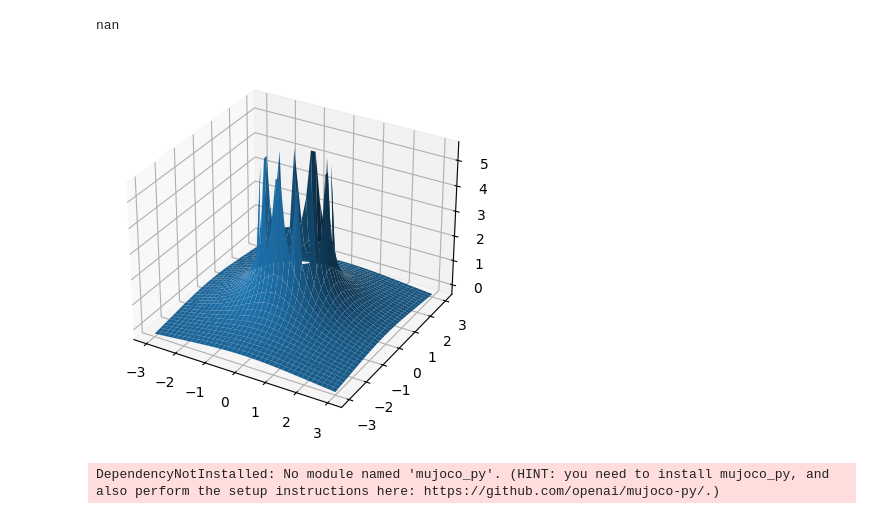
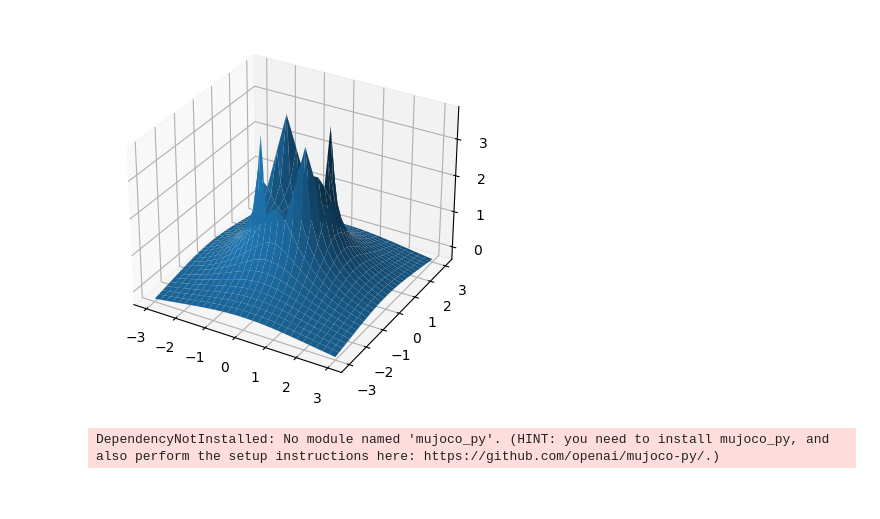
Before and after one commit to E314ling/SOC, a Jupyter notebook: OpenAI.ipynb, the cells around one changed output. Saved outputs shown, nothing was run; the diff lists cells and outputs as text; code cells hidden in the pictures.

```diff
--- a/OpenAI.ipynb
+++ b/OpenAI.ipynb
@@ -7,31 +7,31 @@ from keras import layers, optimizers, losses
 import matplotlib.pyplot as plt
 import time
 # %%
-x = np.linspace(-3,3, 40)
-y = np.linspace(-3,3, 40)
-def log_3(x,y):
-    r = np.linalg.norm(np.array([x,y]))
-    return -np.log( (np.log(r) / np.log(3)) + 10e-4)
+x = np.linspace(-3,3, 30)
+y = np.linspace(-3,3, 30)
+def log_3(r):
+    if ( r <1):
+        return np.nan
+    else:
+        return -np.log( (np.log(r) / np.log(3)) + 10e-4)
 
-Z = np.zeros((40,40))
+
+Z = np.zeros((30,30))
+for i in range(30):
+    for j in range(30):
+
+        z = np.array([x[i],y[j]])
+        Z[i,j] = log_3(np.linalg.norm(z)**2)
+
+fig  = plt.figure()
+ax = fig.add_subplot( projection = '3d')
+
 X,Y = np.meshgrid(x,y)
-for ix in range(40):
-    for iy in range(40):
-        y_i = y[iy]
-        x_i  = x[ix]
-        if (np.abs(y[iy])< 1 ):
-            y_i = np.sign(y_i) *1
-        if (np.abs(x_i) <1):
-            x_i = np.sign(x_i) *1
-        Z[ix,iy] = log_3(x_i, y_i)
-fig = plt.figure()
-ax = fig.add_subplot(projection = '3d')
 ax.plot_surface(X,Y,Z)
-print(np.mean(Z))
+
 plt.show()
 # %% [output]
-nan
-[figure, old version]
+[figure, new version]
 # %%
 import gym
 import numpy as np
```
Also changed, not shown: 5 other files.
